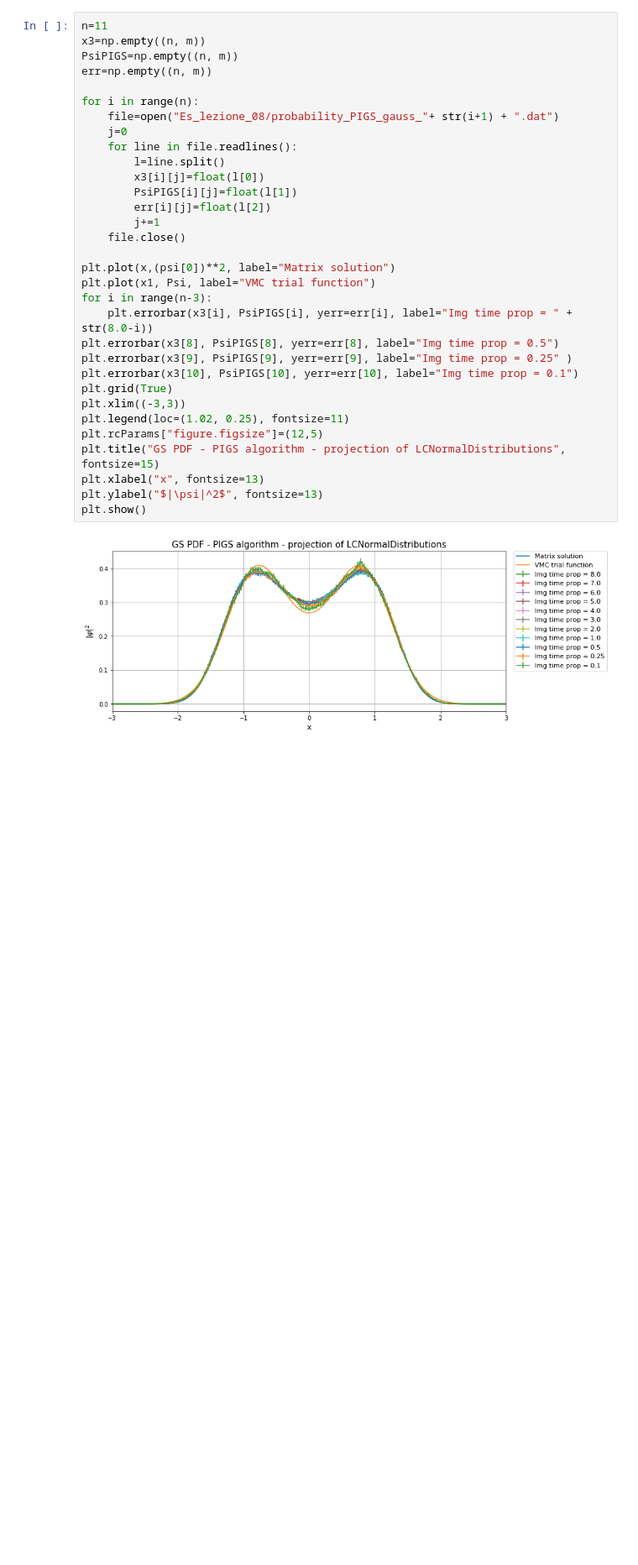
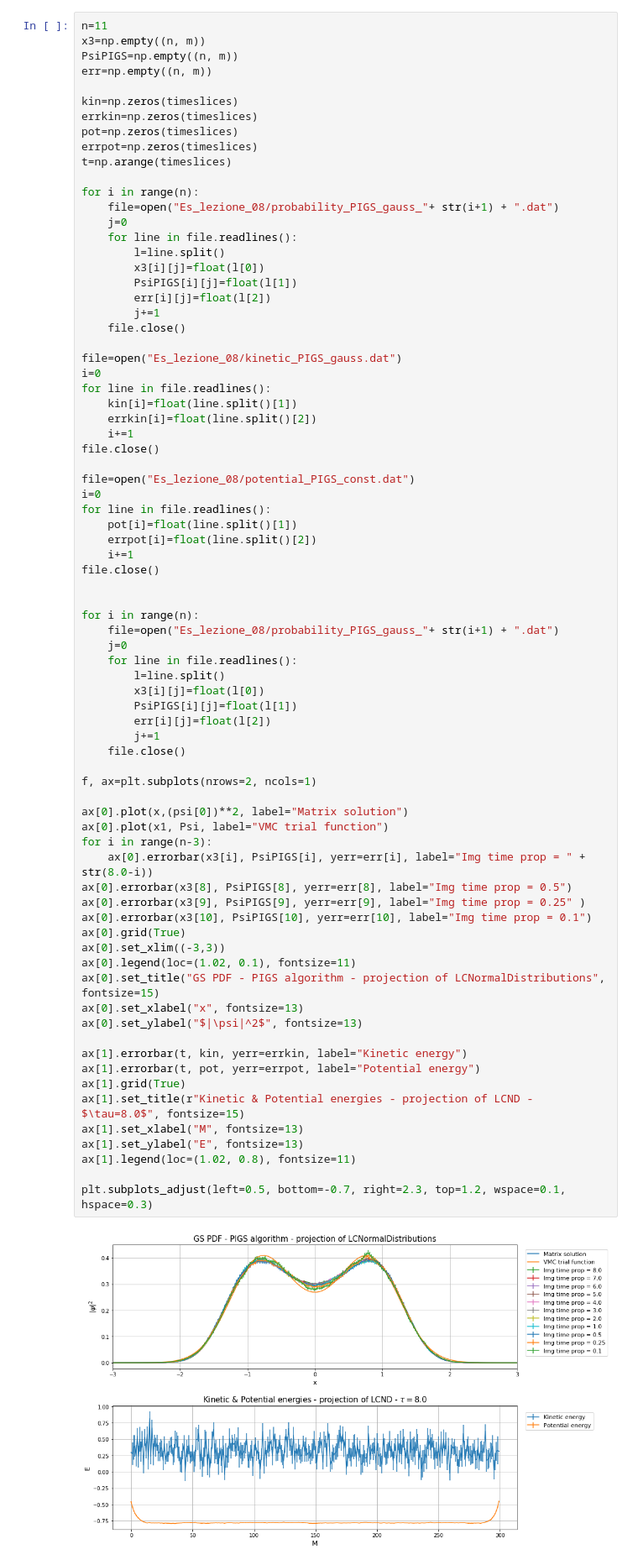
Before and after one commit to AlessandroProserpio/LabSimNumerica, a Jupyter notebook: Lezione_08.ipynb, the cells around one changed output. Shown: that part at 84% size. Drawn from its saved outputs; the diff is of its cells as text; blank space fills up the shorter version.

```diff
--- a/Lezione_08.ipynb
+++ b/Lezione_08.ipynb
@@ -166,36 +200,80 @@ plt.show()
 # %%
 n=11
 x3=np.empty((n, m))
 PsiPIGS=np.empty((n, m))
 err=np.empty((n, m))
+
+kin=np.zeros(timeslices)
+errkin=np.zeros(timeslices)
+pot=np.zeros(timeslices)
+errpot=np.zeros(timeslices)
+t=np.arange(timeslices)
 
 for i in range(n):
     file=open("Es_lezione_08/probability_PIGS_gauss_"+ str(i+1) + ".dat")
     j=0
     for line in file.readlines():
         l=line.split()
         x3[i][j]=float(l[0])
         PsiPIGS[i][j]=float(l[1])
         err[i][j]=float(l[2])
         j+=1
     file.close()
 
-plt.plot(x,(psi[0])**2, label="Matrix solution")
-plt.plot(x1, Psi, label="VMC trial function")
+file=open("Es_lezione_08/kinetic_PIGS_gauss.dat")
+i=0
+for line in file.readlines():
+    kin[i]=float(line.split()[1])
+    errkin[i]=float(line.split()[2])
+    i+=1
+file.close()
+
+file=open("Es_lezione_08/potential_PIGS_const.dat")
+i=0
+for line in file.readlines():
+    pot[i]=float(line.split()[1])
+    errpot[i]=float(line.split()[2])
+    i+=1
+file.close()
+
+
+for i in range(n):
+    file=open("Es_lezione_08/probability_PIGS_gauss_"+ str(i+1) + ".dat")
+    j=0
+    for line in file.readlines():
+        l=line.split()
+        x3[i][j]=float(l[0])
+        PsiPIGS[i][j]=float(l[1])
+        err[i][j]=float(l[2])
+        j+=1
+    file.close()
+
+f, ax=plt.subplots(nrows=2, ncols=1)
+
+ax[0].plot(x,(psi[0])**2, label="Matrix solution")
+ax[0].plot(x1, Psi, label="VMC trial function")
 for i in range(n-3):
-    plt.errorbar(x3[i], PsiPIGS[i], yerr=err[i], label="Img time prop = " + str(8.0-i))
-plt.errorbar(x3[8], PsiPIGS[8], yerr=err[8], label="Img time prop = 0.5")
-plt.errorbar(x3[9], PsiPIGS[9], yerr=err[9], label="Img time prop = 0.25" )
-plt.errorbar(x3[10], PsiPIGS[10], yerr=err[10], label="Img time prop = 0.1")
-plt.grid(True)
-plt.xlim((-3,3))
-plt.legend(loc=(1.02, 0.25), fontsize=11)
-plt.rcParams["figure.figsize"]=(12,5)
-plt.title("GS PDF - PIGS algorithm - projection of LCNormalDistributions", fontsize=15)
-plt.xlabel("x", fontsize=13)
-plt.ylabel("$|\psi|^2$", fontsize=13)
-plt.show()
+    ax[0].errorbar(x3[i], PsiPIGS[i], yerr=err[i], label="Img time prop = " + str(8.0-i))
+ax[0].errorbar(x3[8], PsiPIGS[8], yerr=err[8], label="Img time prop = 0.5")
+ax[0].errorbar(x3[9], PsiPIGS[9], yerr=err[9], label="Img time prop = 0.25" )
+ax[0].errorbar(x3[10], PsiPIGS[10], yerr=err[10], label="Img time prop = 0.1")
+ax[0].grid(True)
+ax[0].set_xlim((-3,3))
+ax[0].legend(loc=(1.02, 0.1), fontsize=11)
+ax[0].set_title("GS PDF - PIGS algorithm - projection of LCNormalDistributions", fontsize=15)
+ax[0].set_xlabel("x", fontsize=13)
+ax[0].set_ylabel("$|\psi|^2$", fontsize=13)
+
+ax[1].errorbar(t, kin, yerr=errkin, label="Kinetic energy")
+ax[1].errorbar(t, pot, yerr=errpot, label="Potential energy")
+ax[1].grid(True)
+ax[1].set_title(r"Kinetic & Potential energies - projection of LCND - $\tau=8.0$", fontsize=15)
+ax[1].set_xlabel("M", fontsize=13)
+ax[1].set_ylabel("E", fontsize=13)
+ax[1].legend(loc=(1.02, 0.8), fontsize=11)
+
+plt.subplots_adjust(left=0.5, bottom=-0.7, right=2.3, top=1.2, wspace=0.1, hspace=0.3)
 # %% [output]
-[figure, old version]
+[figure, new version]
 # %% [markdown]
 The PIGS algorithm gives results that very well resemble those of the numerical discretization and matrix diagonalization. As the imaginary time propagation interval is reduced, of course we expect that the contribution due to states other than the GS has not yet faded (or become negligeble compared to the statistical uncertainty). The convergence is of course faster if the trial function already resembles the actual eigenfunction, which is why the second choice of $\psi_T$ gives much better results (as far as we can tell, even for $\tau=0.1$ the wavefunction evaluated with the PIGS algorithm is reasonably overlapping with the discretized solution, even though some "memory" of the trial function is preserved especially in the extrema).
```
Also changed, not shown: parts of 6 cells of this notebook, 11 other files.
